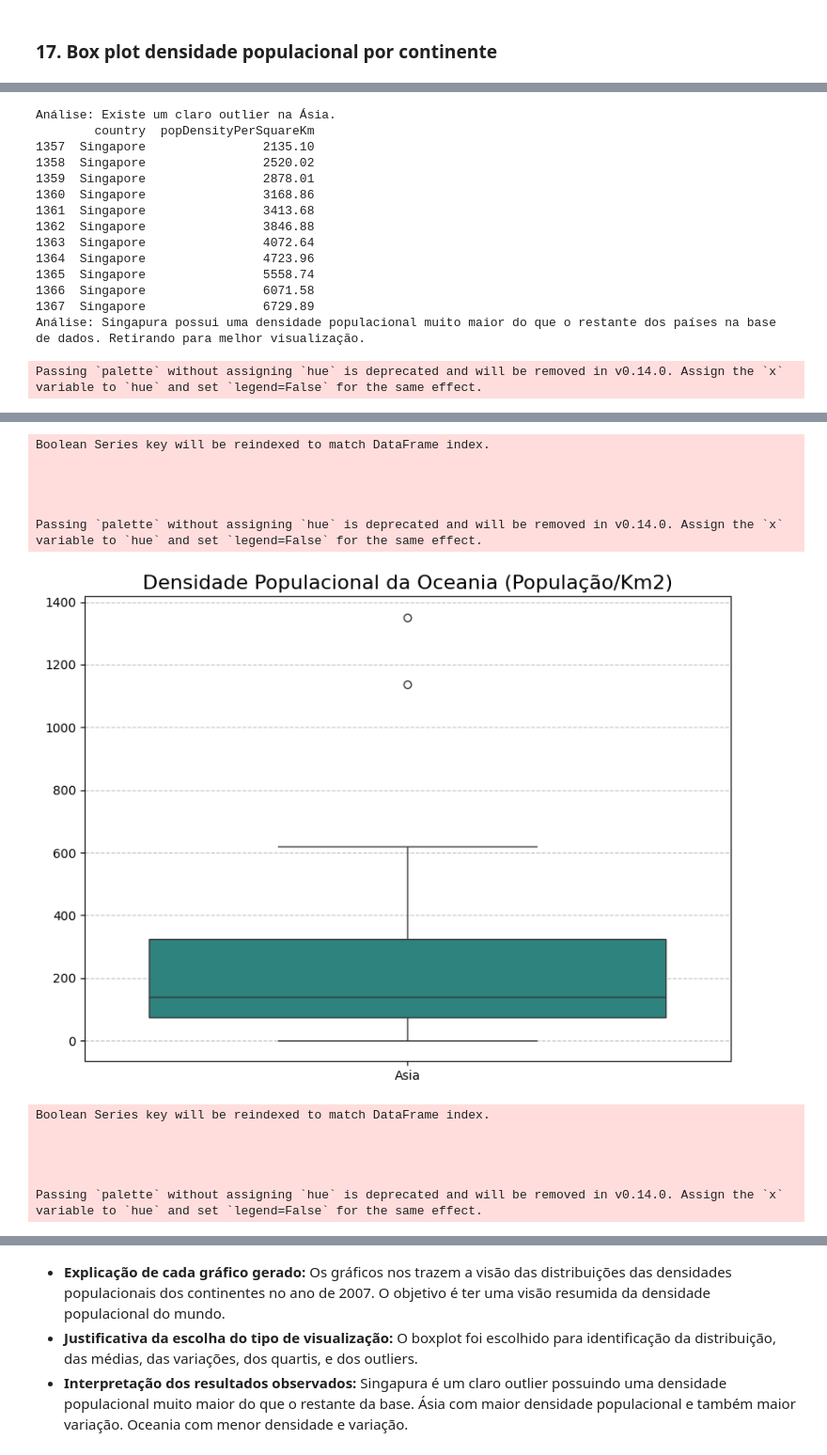
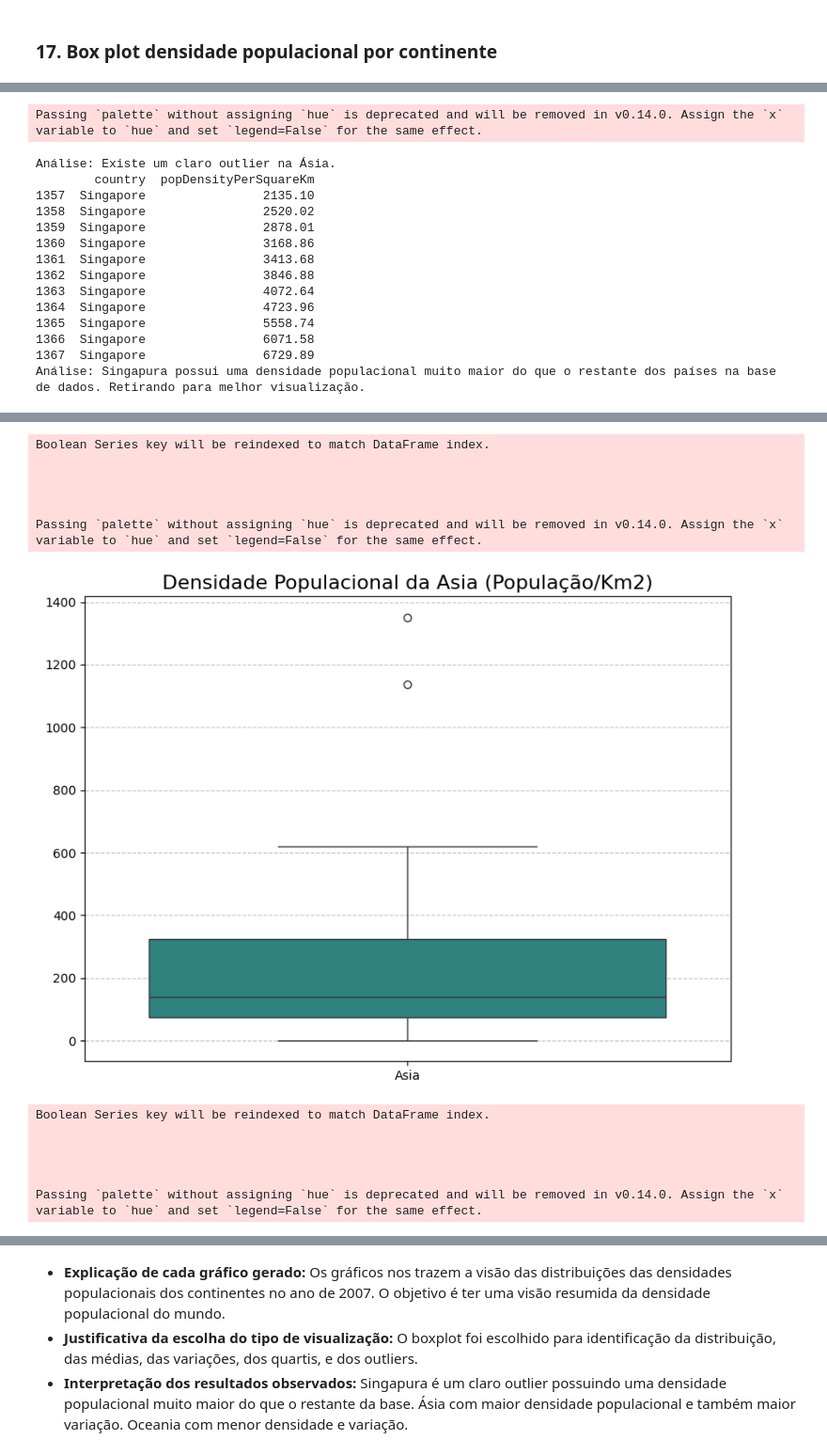
Before and after one commit to brunobgcardoso/avaliacao-python-ciencia-dados, a Jupyter notebook: src/Projeto.ipynb, the cells around one changed output, grey strips where cells are left out. Shown at 94% size. Cells and saved outputs as stored; diff of their text form; code cells hidden in the pictures.

Commit message:
add analises pop densi e correcoes

```diff
--- a/src/Projeto.ipynb
+++ b/src/Projeto.ipynb
@@ -1981,50 +1923,50 @@ plot_box(
     titulo='Densidade Populacional por Continente Sem Singapura (População/Km2)',
     label_x='',
     label_y='',
     palette='viridis',
     figsize=(8, 6)
 )
 
 df_2007 = df[filter]
 for continent in df['continent'].unique():
     plot_box(
         data=df_2007[df['continent'] == continent],
         x='continent',
         y='popDensityPerSquareKm',
-        titulo='Densidade Populacional da Oceania (População/Km2)',
+        titulo=f"Densidade Populacional da {continent} (População/Km2)",
         label_x='',
         label_y='',
         palette='viridis',
         figsize=(8, 6)
     )
 
 print("Análise: Ásia com maior densidade populacional e também maior variação. Oceania com menor densidade e variação.")
 # %% [output]
 Passing `palette` without assigning `hue` is deprecated and will be removed in v0.14.0. Assign the `x` variable to `hue` and set `legend=False` for the same effect.
 [figure]
-Análise: Existe um claro outlier na Ásia.
-        country  popDensityPerSquareKm
-1357  Singapore                2135.10
-1358  Singapore                2520.02
-1359  Singapore                2878.01
-1360  Singapore                3168.86
-1361  Singapore                3413.68
-1362  Singapore                3846.88
-1363  Singapore                4072.64
-1364  Singapore                4723.96
-1365  Singapore                5558.74
-1366  Singapore                6071.58
-1367  Singapore                6729.89
-Análise: Singapura possui uma densidade populacional muito maior do que o restante dos países na base de dados. Retirando para melhor visualização.
+Passing `palette` without assigning `hue` is deprecated and will be removed in v0.14.0. Assign the `x` variable to `hue` and set `legend=False` for the same effect.
-Passing `palette` without assigning `hue` is deprecated and will be removed in v0.14.0. Assign the `x` variable to `hue` and set `legend=False` for the same effect.
+Análise: Existe um claro outlier na Ásia.
+        country  popDensityPerSquareKm
+1357  Singapore                2135.10
+1358  Singapore                2520.02
+1359  Singapore                2878.01
+1360  Singapore                3168.86
+1361  Singapore                3413.68
+1362  Singapore                3846.88
+1363  Singapore                4072.64
+1364  Singapore                4723.96
+1365  Singapore                5558.74
+1366  Singapore                6071.58
+1367  Singapore                6729.89
+Análise: Singapura possui uma densidade populacional muito maior do que o restante dos países na base de dados. Retirando para melhor visualização.
 [figure]
 Boolean Series key will be reindexed to match DataFrame index.
 
 
 
 
 Passing `palette` without assigning `hue` is deprecated and will be removed in v0.14.0. Assign the `x` variable to `hue` and set `legend=False` for the same effect.
-[figure, old version]
+[figure, new version]
 Boolean Series key will be reindexed to match DataFrame index.
 
 
```
Also changed, not shown: parts of 5 cells of this notebook.
